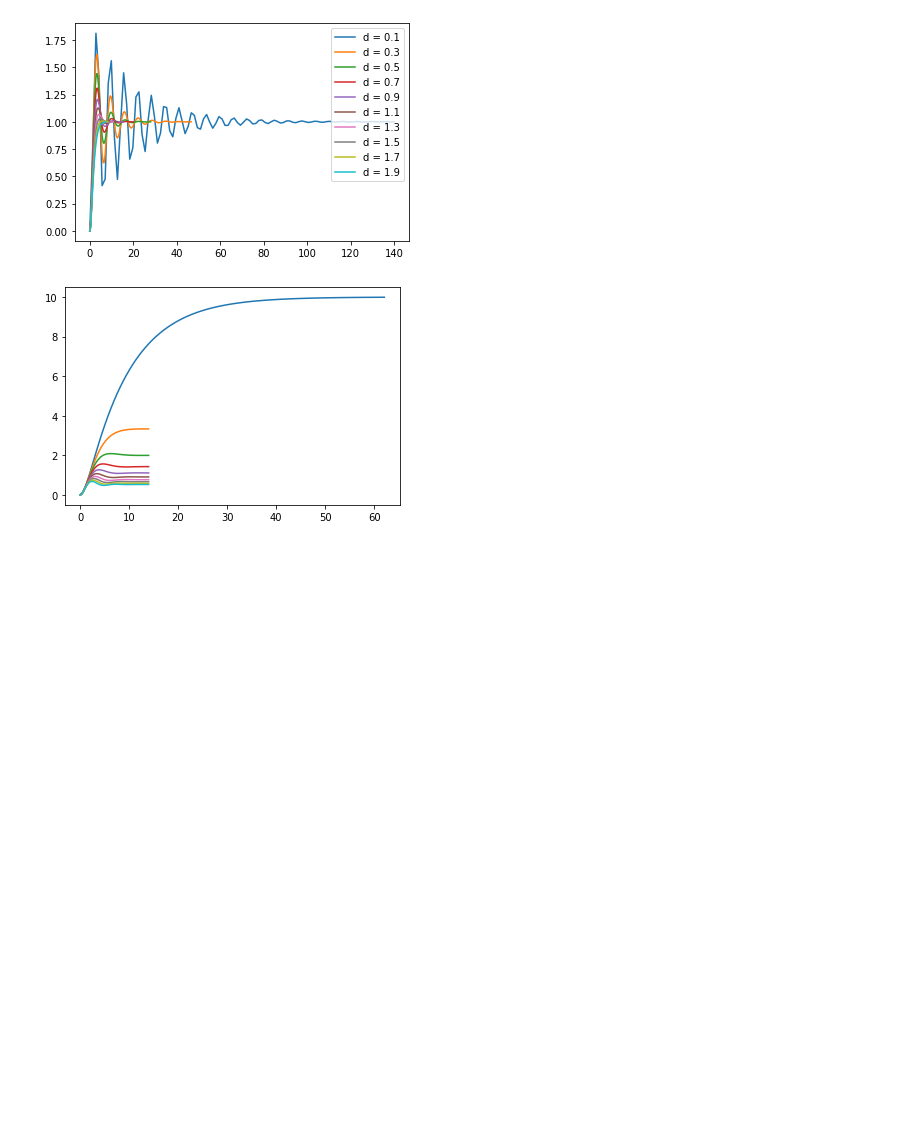
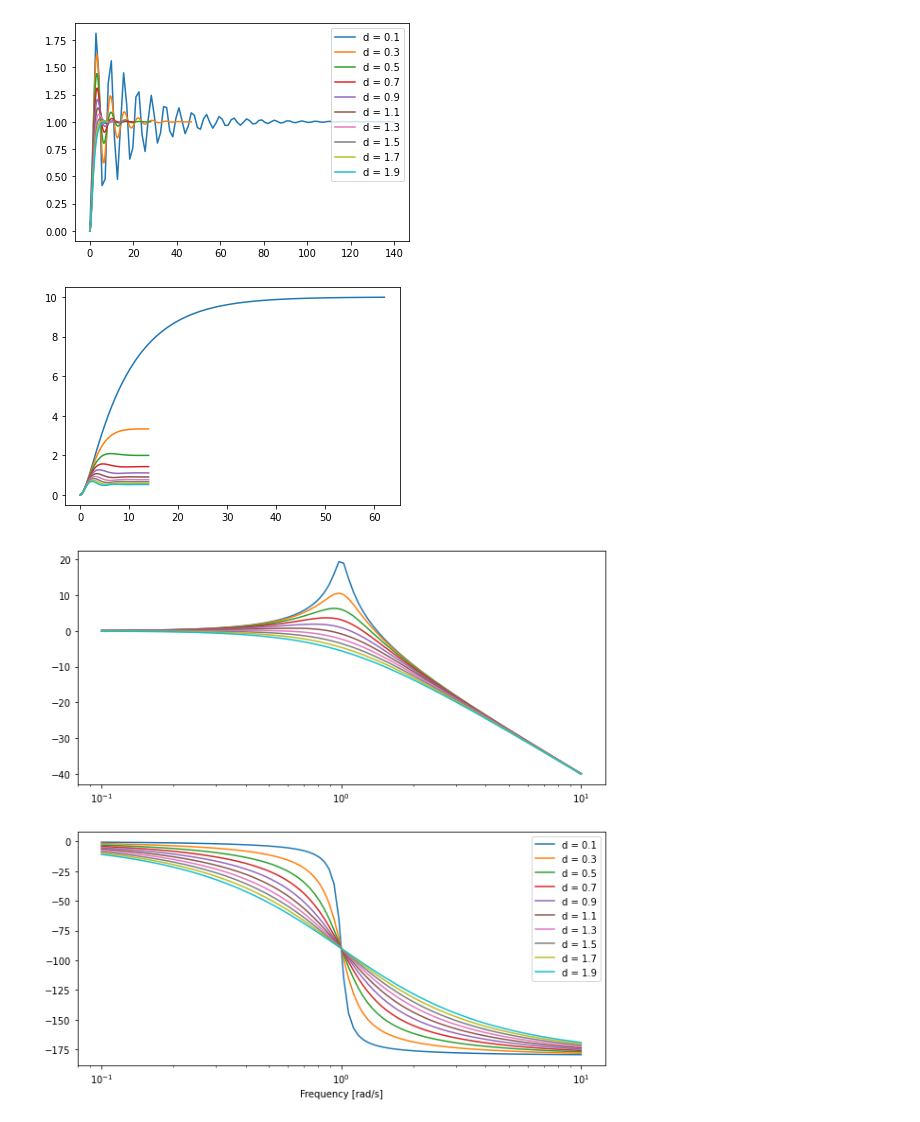
Before and after one commit to shahin1009/ME565, a Jupyter notebook: Laplace.ipynb, the cells around one changed output. Cells and saved outputs as stored; diff of their text form; code cells hidden in the pictures; blank space fills up the shorter version.

```diff
--- a/Laplace.ipynb
+++ b/Laplace.ipynb
@@ -51,3 +53,19 @@ for k in np.arange(0.1, 2, 0.2):
     plt.plot(t, y)
 # %% [output]
 [figure]
+# %%
+# constant stiffness
+k = 1
+
+fig , ax = plt.subplots(2 , 1 , figsize=(10,10))
+
+for d in np.arange(0.1, 2, 0.2):
+    system = ([1.0], [1.0, d, k])
+    w, mag, phase = signal.bode(system)
+    ax[0].semilogx(w, mag, label='d = %.1f' % d)
+    ax[1].semilogx(w, phase, label='d = %.1f' % d)
+plt.xlabel('Frequency [rad/s]')
+plt.legend()
+plt.show()
+# %% [output]
+[figure, added]
```
Also changed, not shown: parts of 2 cells of this notebook.
